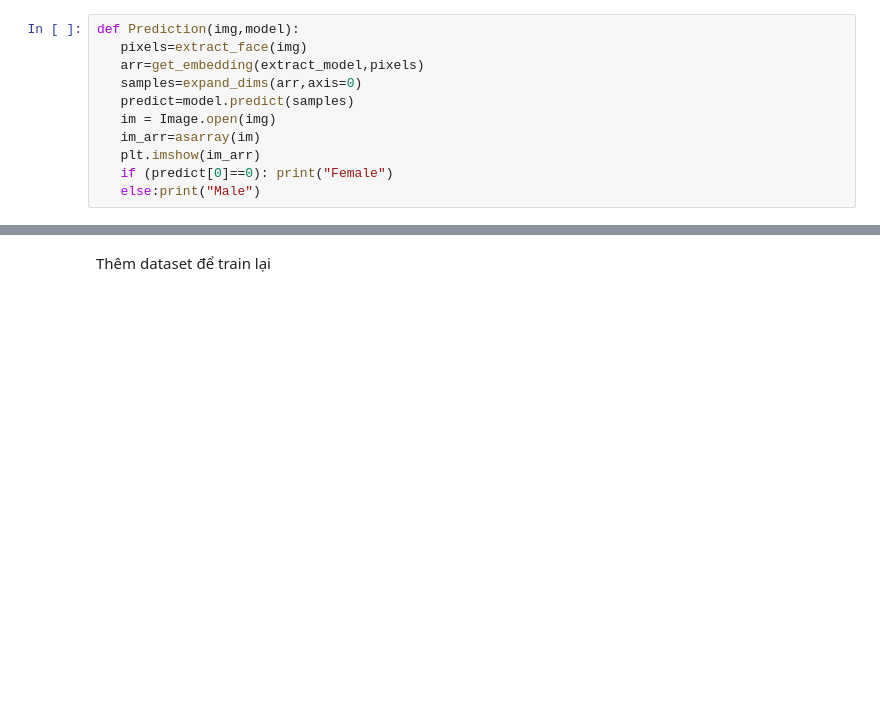
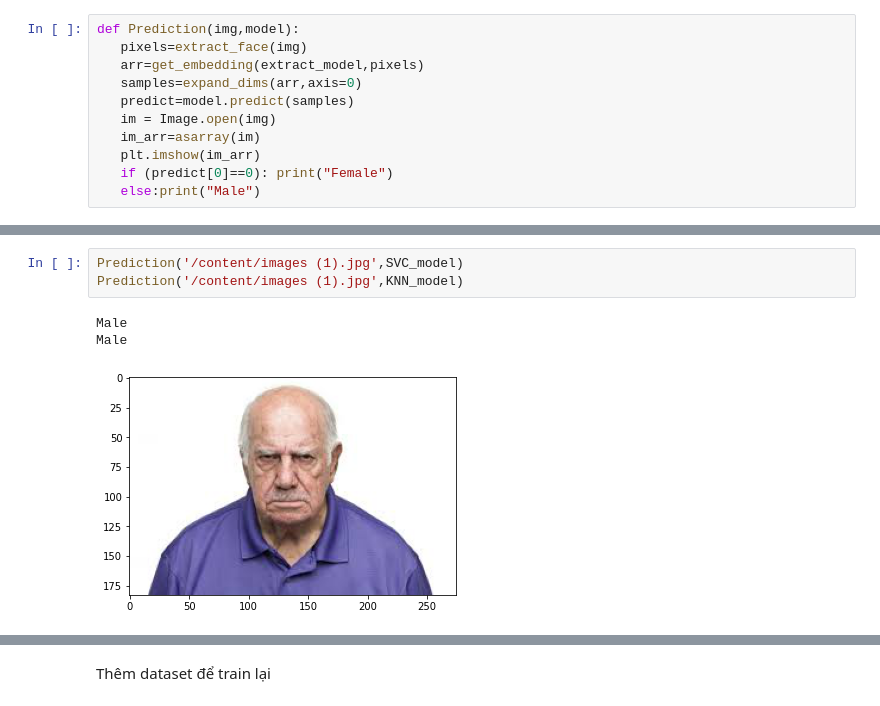
Before and after one commit to lephuocdat2000/-CS114.K21-, a Jupyter notebook: GenderClassification.ipynb, the cells around one changed output, grey strips where cells are left out. Cells and saved outputs as stored; diff of their text form; blank space fills up the shorter version.

```diff
--- a/GenderClassification.ipynb
+++ b/GenderClassification.ipynb
@@ -221,3 +245,10 @@ Prediction('/content/24606-a475e5051cc121a5fca6d1fcb147a0c2-ohaytv.jpg',KNN_mode
 Male
 Male
 [figure]
+# %%
+Prediction('/content/images (1).jpg',SVC_model)
+Prediction('/content/images (1).jpg',KNN_model)
+# %% [output]
+Male
+Male
+[figure, added]
```
Also changed, not shown: parts of 28 cells of this notebook.
